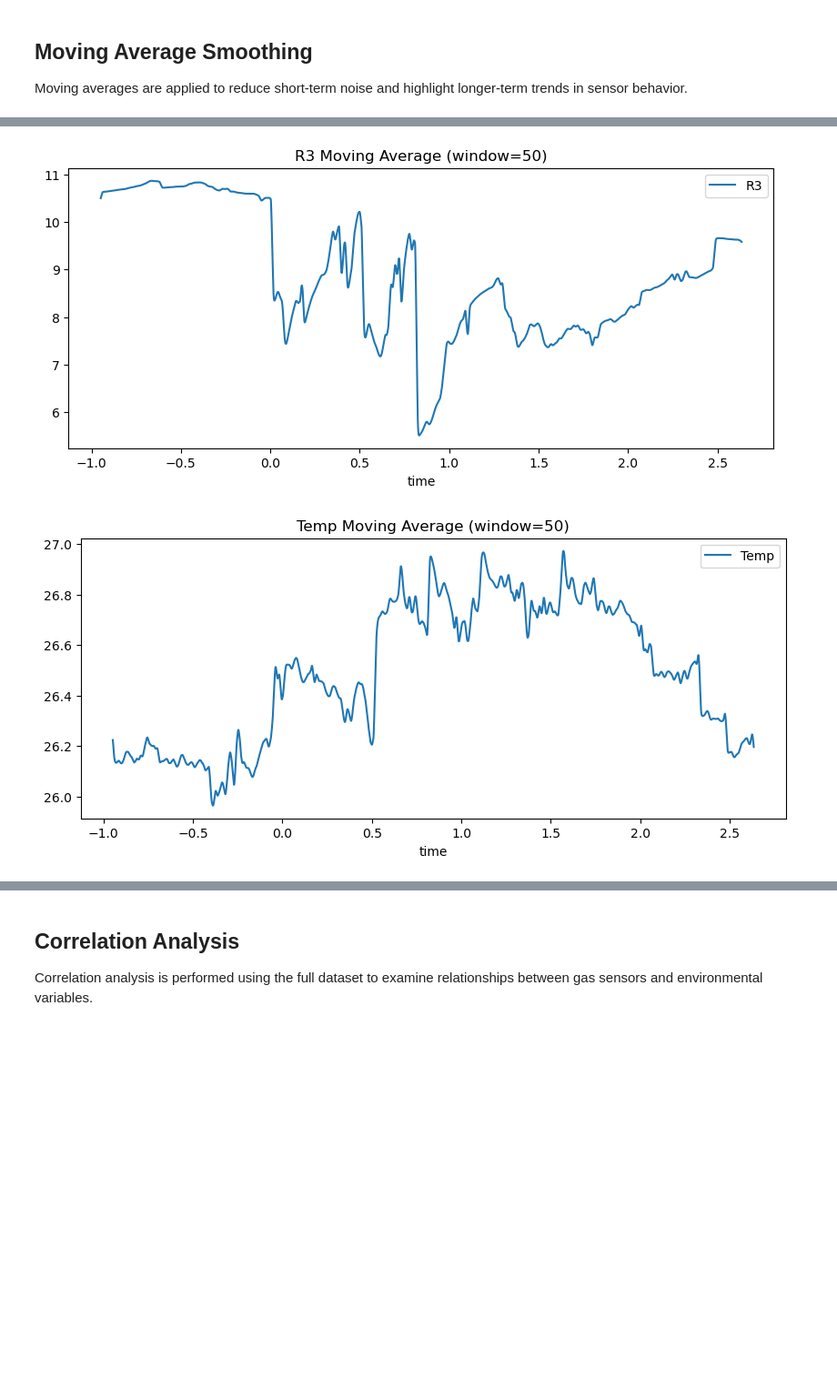
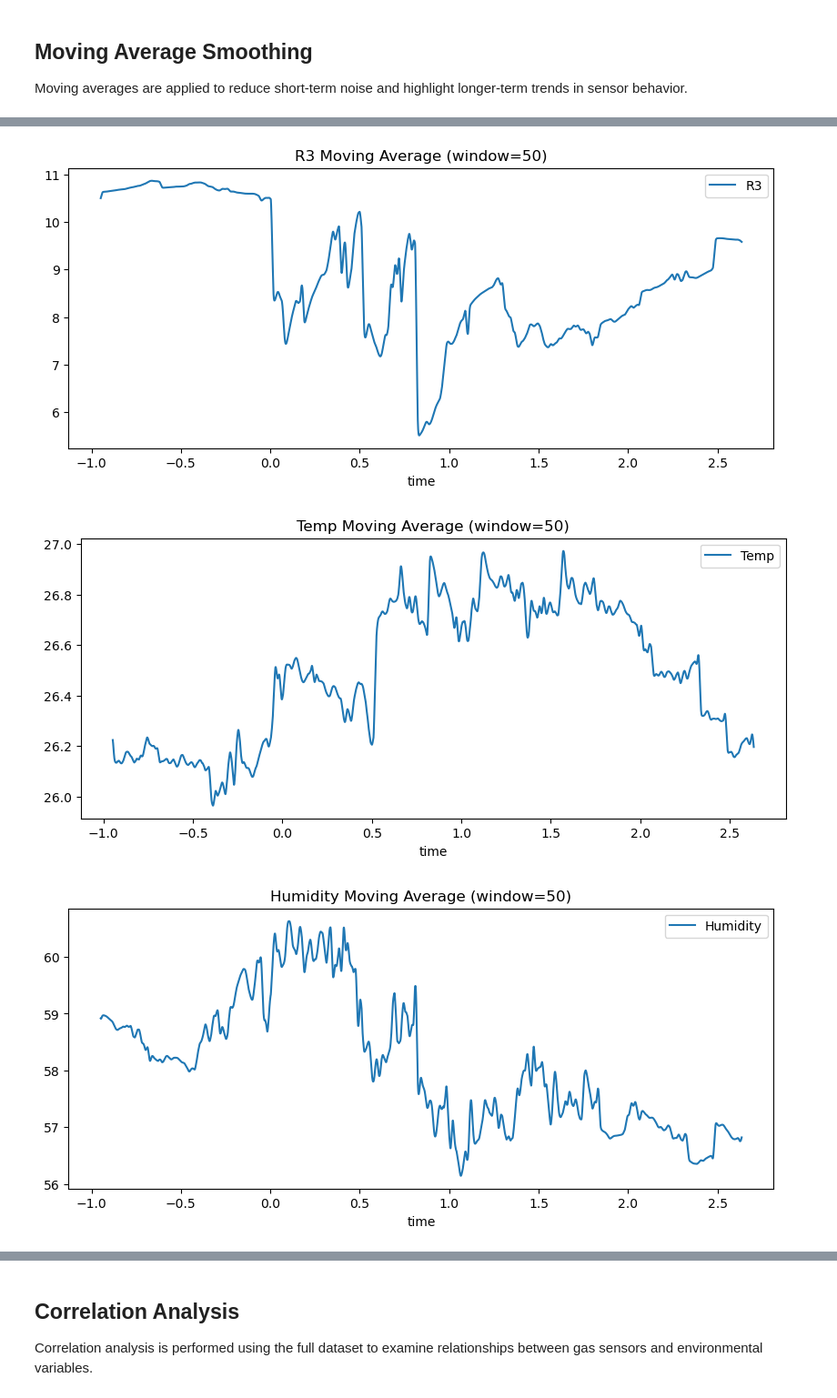
Before and after one commit to aladenisun/MSAAI_530_FinalProject, a Jupyter notebook: AAI_530_Group_1_Final_Project.ipynb, the cells around one changed output, grey strips where cells are left out. Shown at 91% size. Saved outputs shown, nothing was run; the diff lists cells and outputs as text; code cells hidden in the pictures; blank space fills up the shorter version.

```diff
--- a/AAI_530_Group_1_Final_Project.ipynb
+++ b/AAI_530_Group_1_Final_Project.ipynb
@@ -159,25 +159,28 @@ for col in vars_to_plot:
 
 Moving averages are applied to reduce short-term noise and highlight longer-term trends in sensor behavior.
 # %%
+vars_to_plot = ["R1", "R2", "R3", "Temp", "Humidity"]
+
 window = 50
 
 df_single_ma = df_single.copy()
 for col in vars_to_plot:
     df_single_ma[col] = df_single_ma[col].rolling(window).mean()
 
 for col in vars_to_plot:
     df_single_ma.plot(
         x="time",
         y=col,
         title=f"{col} Moving Average (window={window})",
         figsize=(10, 4)
     )
     plt.show()
 # %% [output]
 [figure]
 [figure]
 [figure]
 [figure]
+[figure, added]
 # %% [markdown]
 The single-recording time-series plots reveal clear temporal patterns across the gas sensors, including periods of relative stability, gradual drift, and abrupt drops that likely correspond to sensor response events or environmental changes. These patterns are difficult to observe when all recordings are plotted simultaneously due to overplotting and visual clutter.
 
```
Also changed, not shown: parts of 1 cell of this notebook.
